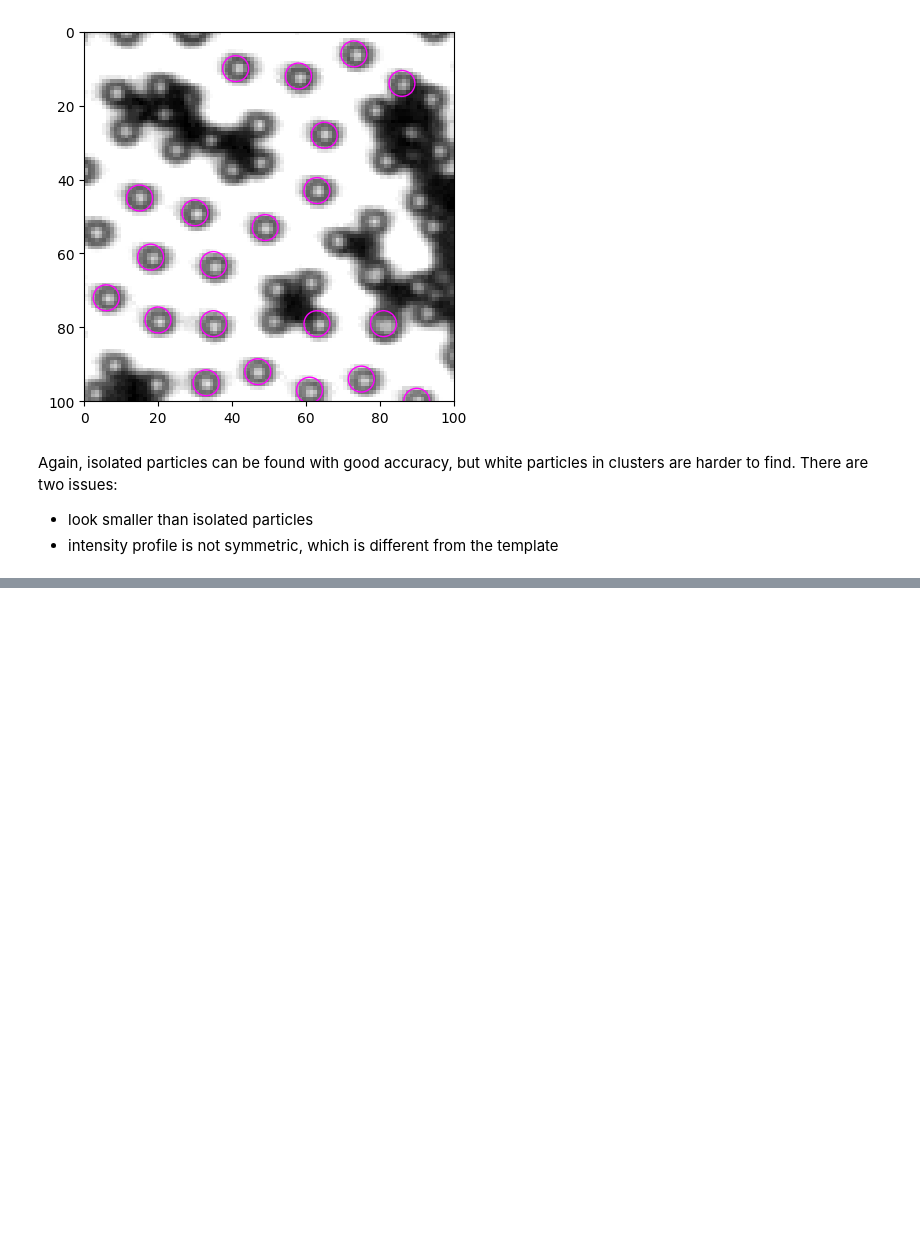
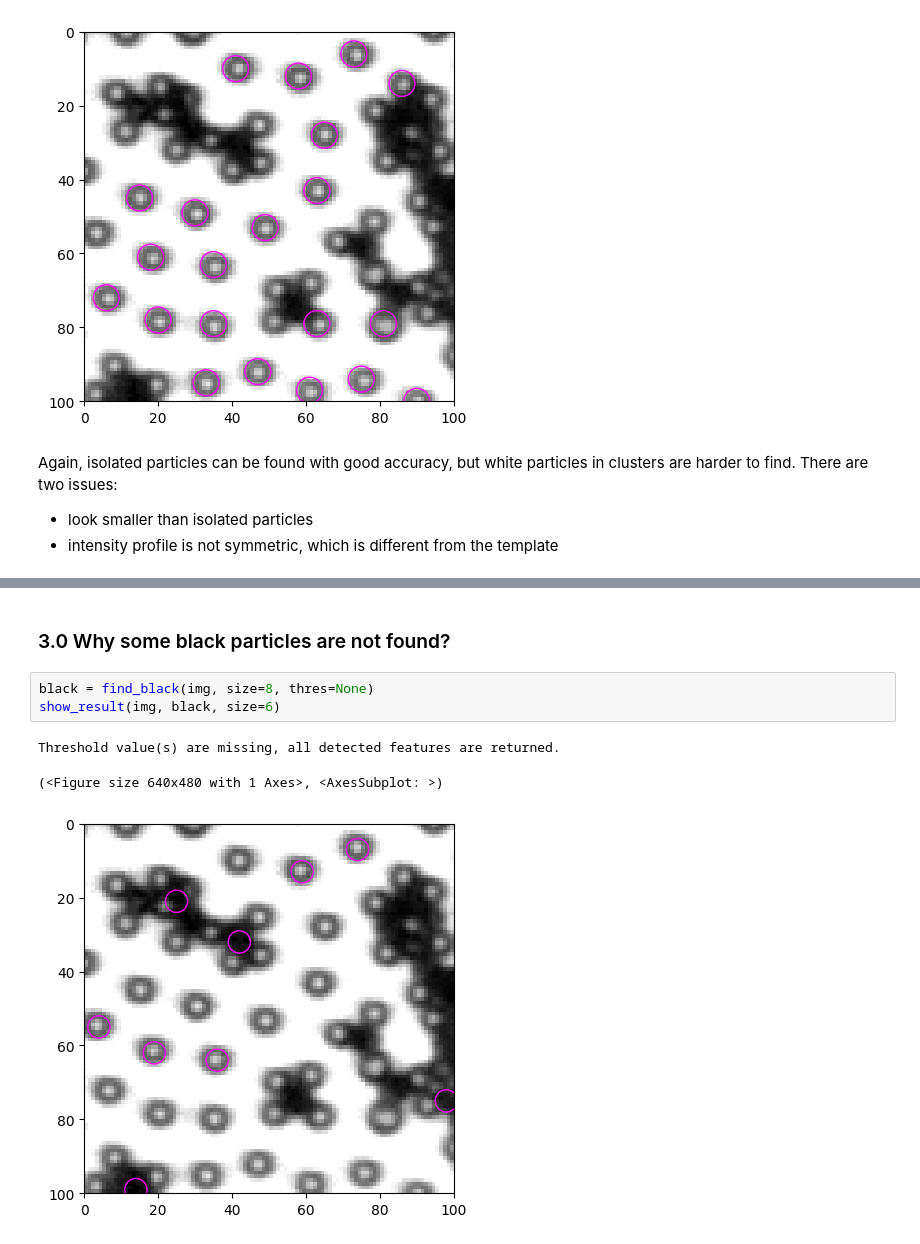
Before and after one commit to ZLoverty/bwtrack, a Jupyter notebook: docs/source/2023-01-29_new-issue-with-black.ipynb, the cells around one changed output, grey strips where cells are left out. Cells and saved outputs as stored; diff of their text form; blank space fills up the shorter version.

```diff
--- a/docs/source/2023-01-29_new-issue-with-black.ipynb
+++ b/docs/source/2023-01-29_new-issue-with-black.ipynb
@@ -101,0 +117,9 @@ Again, isolated particles can be found with good accuracy, but white particles i
+# %% [markdown]
+### 3.0 Why some black particles are not found?
+# %%
+black = find_black(img, size=8, thres=None)
+show_result(img, black, size=6)
+# %% [output]
+Threshold value(s) are missing, all detected features are returned.
+(<Figure size 640x480 with 1 Axes>, <AxesSubplot: >)
+[figure, added]
```
Also changed, not shown: parts of 22 cells of this notebook.
